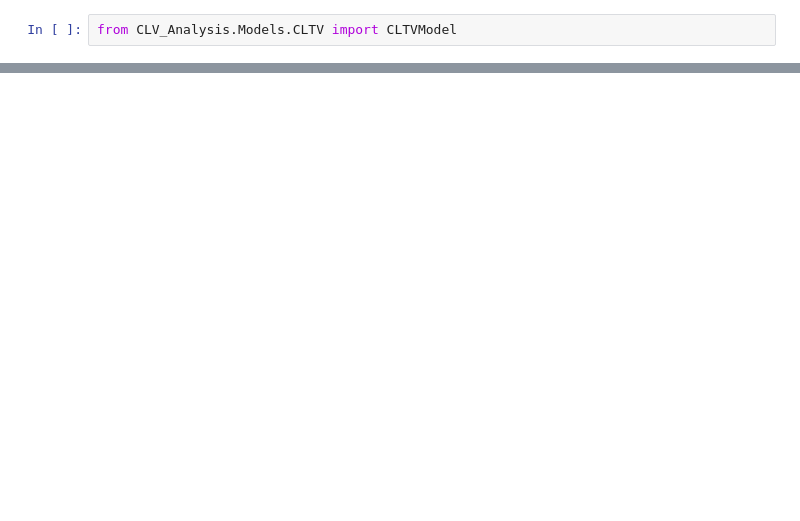
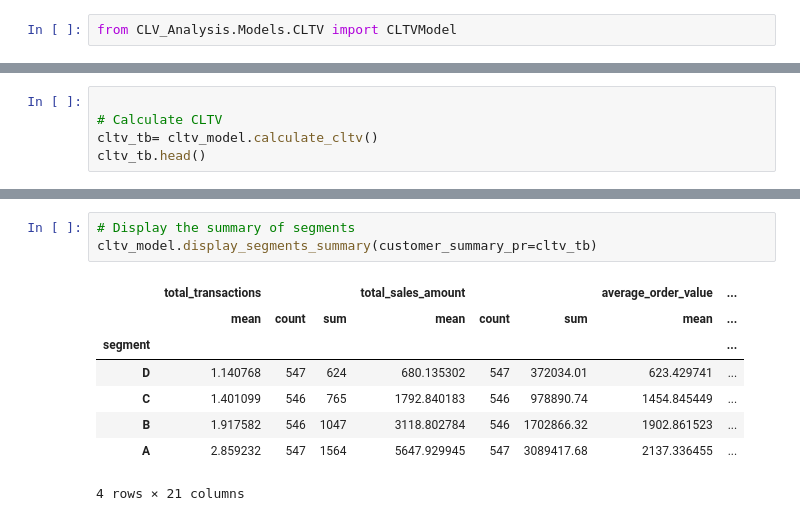
Before and after one commit to anahit1baghdasarian/DS223-Marketing-Analytics-Group-Project-Group2, a Jupyter notebook: CLTV_with_CLTVModel.ipynb, the cells around one changed output, grey strips where cells are left out. Drawn from its saved outputs; the diff is of its cells as text; blank space fills up the shorter version.

```diff
--- a/CLTV_with_CLTVModel.ipynb
+++ b/CLTV_with_CLTVModel.ipynb
@@ -114,0 +181,5 @@ A        1255.767342  360405.227140
+# %%
+
+# Calculate CLTV
+cltv_tb= cltv_model.calculate_cltv()
+cltv_tb.head()
@@ -114,0 +206,12 @@ A        1255.767342  360405.227140
+# %%
+# Display the summary of segments
+cltv_model.display_segments_summary(customer_summary_pr=cltv_tb)
+# %% [output]
+|  | total_transactions |  |  | total_sales_amount |  |  | average_order_value | ... |
+|  | mean | count | sum | mean | count | sum | mean | ... |
+| segment |  |  |  |  |  |  |  | ... |
+| D | 1.140768 | 547 | 624 | 680.135302 | 547 | 372034.01 | 623.429741 | ... |
+| C | 1.401099 | 546 | 765 | 1792.840183 | 546 | 978890.74 | 1454.845449 | ... |
+| B | 1.917582 | 546 | 1047 | 3118.802784 | 546 | 1702866.32 | 1902.861523 | ... |
+| A | 2.859232 | 547 | 1564 | 5647.929945 | 547 | 3089417.68 | 2137.336455 | ... |
+4 rows × 21 columns
```
Also changed, not shown: parts of 37 cells of this notebook.
